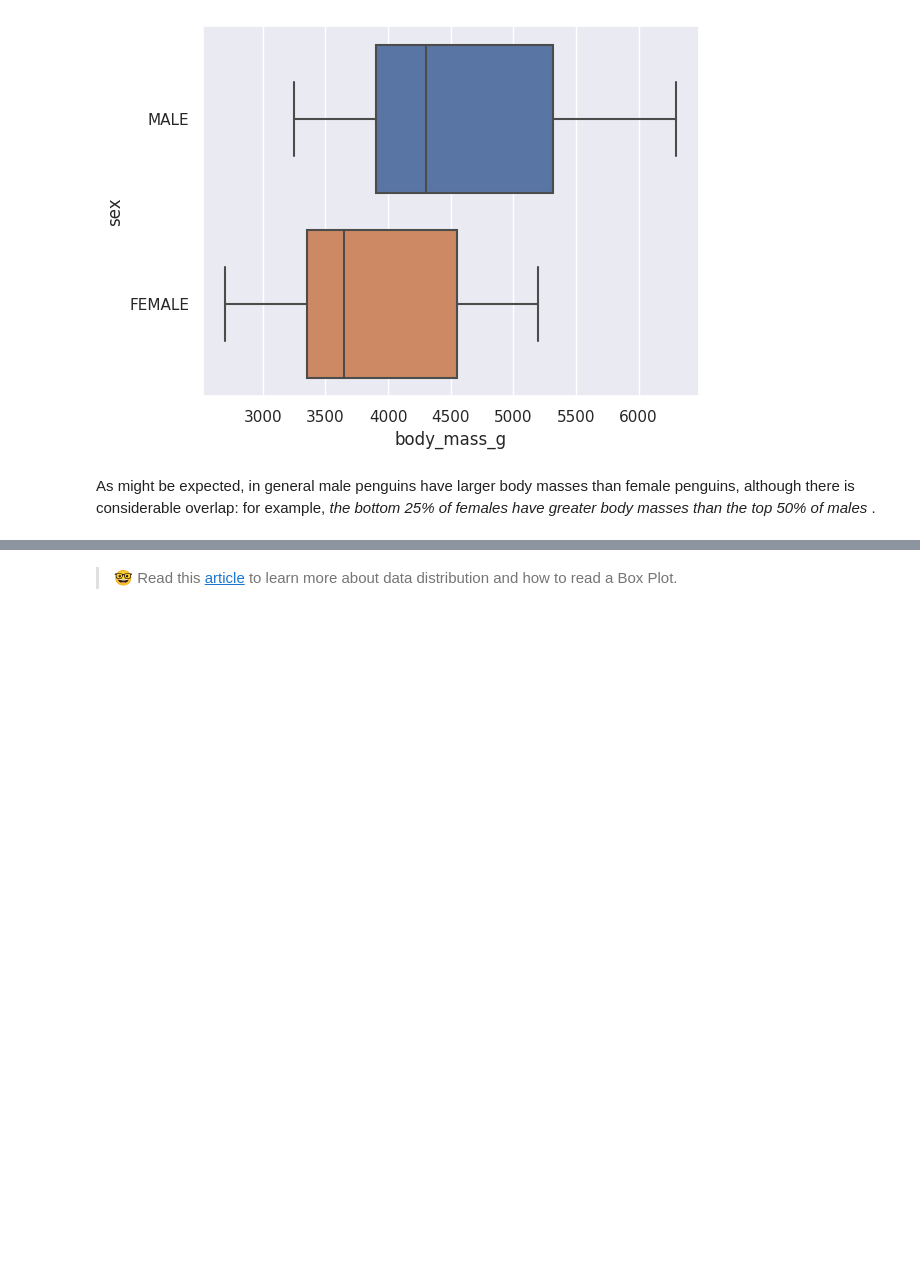
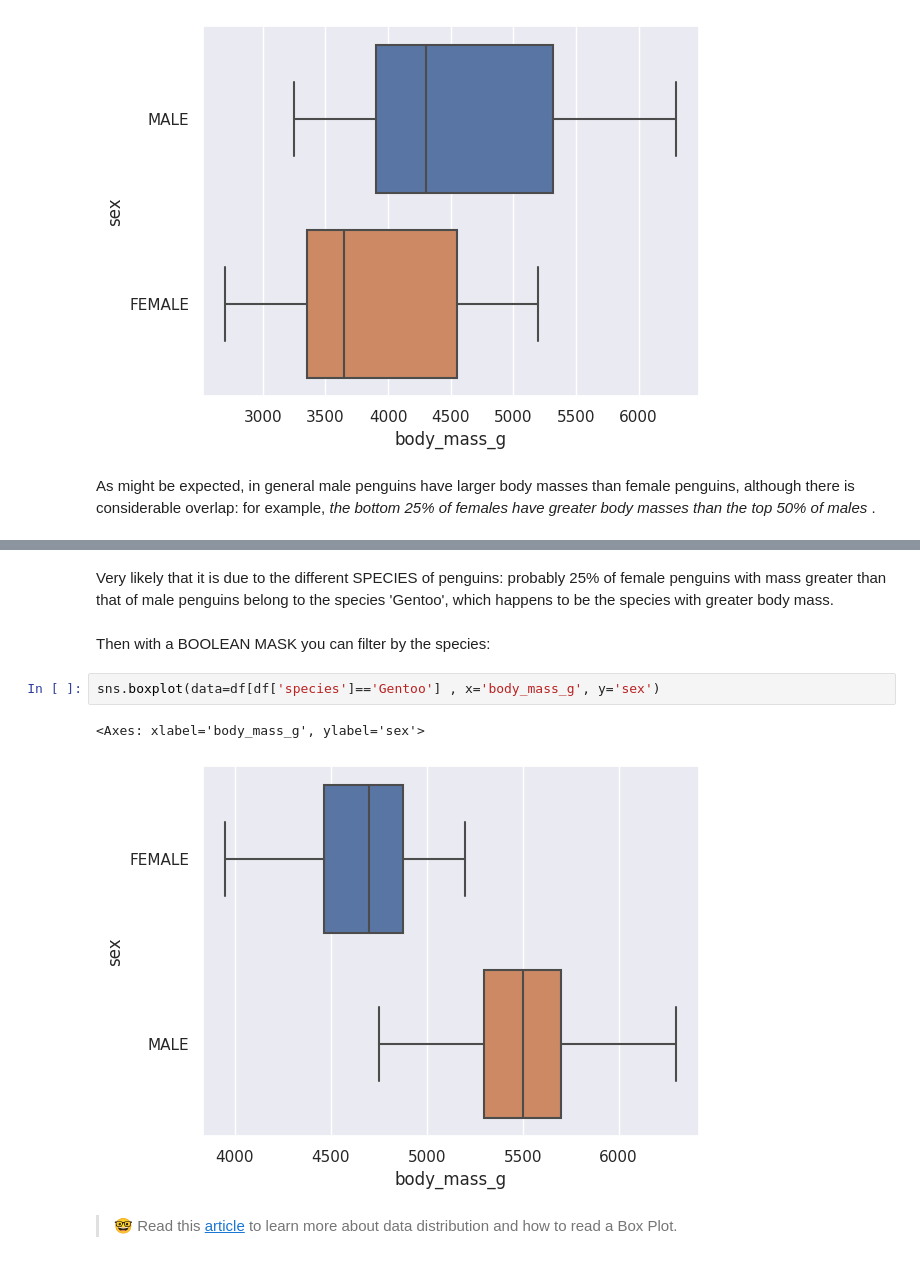
Before and after one commit to JungleKiosk/py_Scratch, a Jupyter notebook: py_DataAnalysis.ipynb, the cells around one changed output, grey strips where cells are left out. Saved outputs shown, nothing was run; the diff lists cells and outputs as text; blank space fills up the shorter version.

```diff
--- a/py_DataAnalysis.ipynb
+++ b/py_DataAnalysis.ipynb
@@ -326,2 +328,11 @@ As might be expected, in general male penguins have larger body masses than fema
+# %% [markdown]
+Very likely that it is due to the different SPECIES of penguins: probably 25% of female penguins with mass greater than that of male penguins belong to the species 'Gentoo', which happens to be the species with greater body mass.
+# %% [markdown]
+Then with a BOOLEAN MASK you can filter by the species:
+# %%
+sns.boxplot(data=df[df['species']=='Gentoo'] , x='body_mass_g', y='sex')
+# %% [output]
+<Axes: xlabel='body_mass_g', ylabel='sex'>
+[figure, added]
 # %% [markdown]
 > 🤓 Read this [article](https://builtin.com/data-science/boxplot) to learn more about data distribution and how to read a Box Plot.
```
Also changed, not shown: parts of 6 cells of this notebook.
